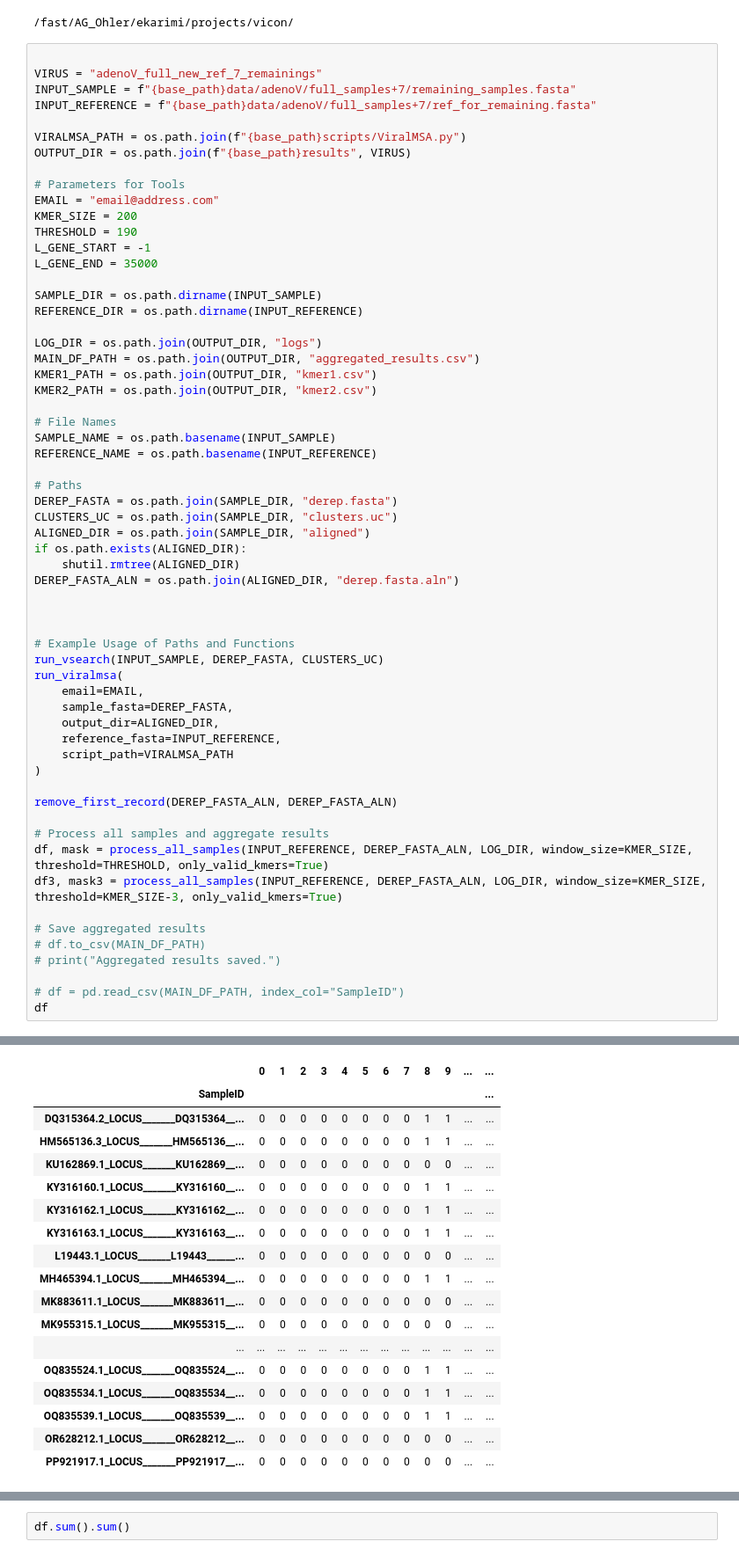
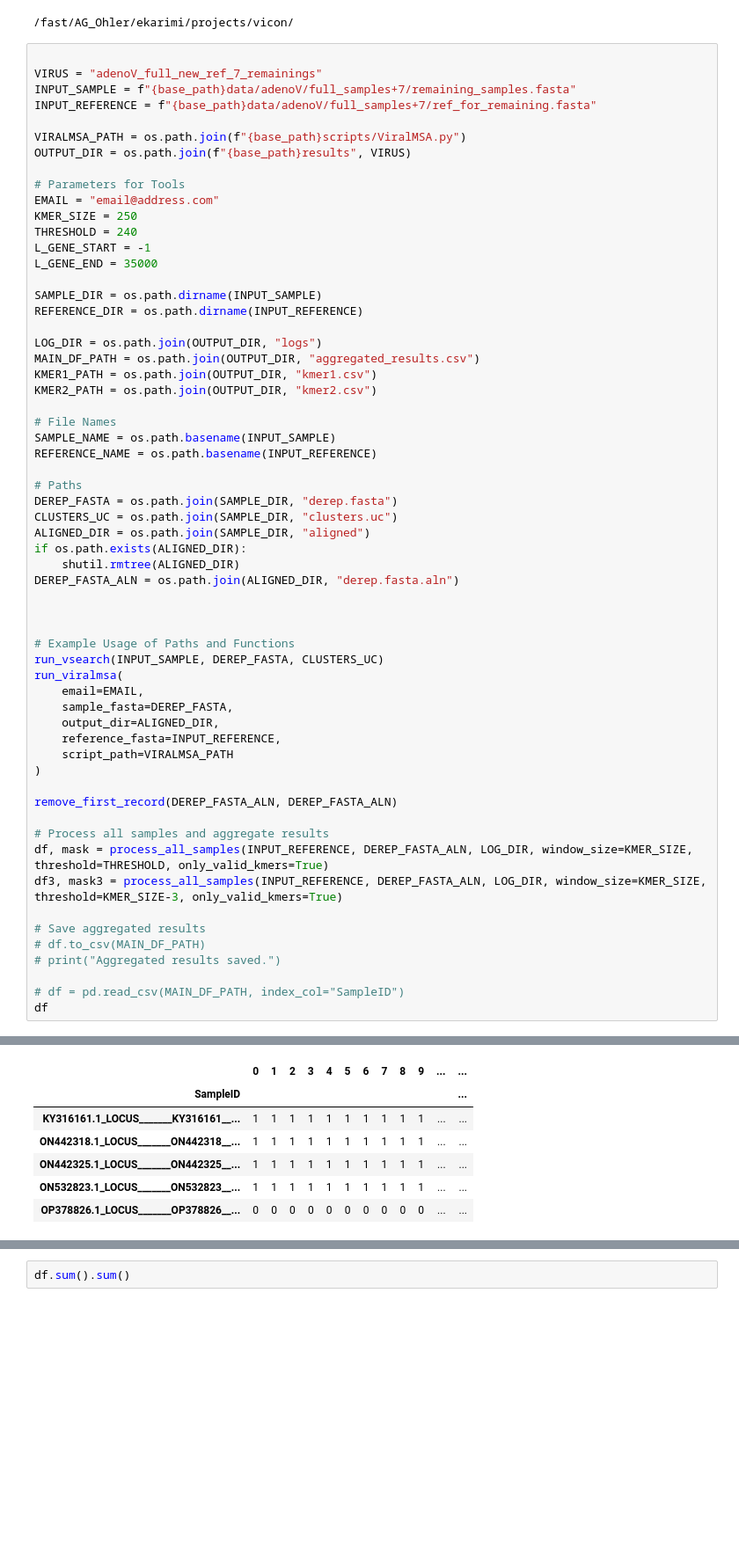
Before and after one commit to EhsanKA/vicon, a Jupyter notebook: notebooks/adenov/250417_adenov_full_old_data+7_just_remainings.ipynb, the cells around one changed output, grey strips where cells are left out. Shown at 88% size. Saved outputs shown, nothing was run; the diff lists cells and outputs as text; blank space fills up the shorter version.

```diff
--- a/notebooks/adenov/250417_adenov_full_old_data+7_just_remainings.ipynb
+++ b/notebooks/adenov/250417_adenov_full_old_data+7_just_remainings.ipynb
@@ -40,8 +40,8 @@ OUTPUT_DIR = os.path.join(f"{base_path}results", VIRUS)
 
 # Parameters for Tools
 EMAIL = "email@address.com"
-KMER_SIZE = 200
-THRESHOLD = 190
+KMER_SIZE = 250
+THRESHOLD = 240
 L_GENE_START = -1
 L_GENE_END = 35000
 
@@ -100,22 +100,11 @@ Sorting 100%
 Writing FASTA output file 100%
 Writing uc file, first part 100%
 Writing uc file, second part 100%
 The first record has been removed. Updated FASTA saved to: /fast/AG_Ohler/ekarimi/projects/vicon/data/adenoV/full_samples+7/aligned/derep.fasta.aln
 |  | 0 | 1 | 2 | 3 | 4 | 5 | 6 | 7 | 8 | 9 | ... | ... |
 | SampleID |  |  |  |  |  |  |  |  |  |  |  | ... |
-| DQ315364.2_LOCUS_______DQ315364__... | 0 | 0 | 0 | 0 | 0 | 0 | 0 | 0 | 1 | 1 | ... | ... |
-| HM565136.3_LOCUS_______HM565136__... | 0 | 0 | 0 | 0 | 0 | 0 | 0 | 0 | 1 | 1 | ... | ... |
-| KU162869.1_LOCUS_______KU162869__... | 0 | 0 | 0 | 0 | 0 | 0 | 0 | 0 | 0 | 0 | ... | ... |
-| KY316160.1_LOCUS_______KY316160__... | 0 | 0 | 0 | 0 | 0 | 0 | 0 | 0 | 1 | 1 | ... | ... |
-| KY316162.1_LOCUS_______KY316162__... | 0 | 0 | 0 | 0 | 0 | 0 | 0 | 0 | 1 | 1 | ... | ... |
-| KY316163.1_LOCUS_______KY316163__... | 0 | 0 | 0 | 0 | 0 | 0 | 0 | 0 | 1 | 1 | ... | ... |
-| L19443.1_LOCUS_______L19443______... | 0 | 0 | 0 | 0 | 0 | 0 | 0 | 0 | 0 | 0 | ... | ... |
-| MH465394.1_LOCUS_______MH465394__... | 0 | 0 | 0 | 0 | 0 | 0 | 0 | 0 | 1 | 1 | ... | ... |
-| MK883611.1_LOCUS_______MK883611__... | 0 | 0 | 0 | 0 | 0 | 0 | 0 | 0 | 0 | 0 | ... | ... |
-| MK955315.1_LOCUS_______MK955315__... | 0 | 0 | 0 | 0 | 0 | 0 | 0 | 0 | 0 | 0 | ... | ... |
-| ... | ... | ... | ... | ... | ... | ... | ... | ... | ... | ... | ... | ... |
-| OQ835524.1_LOCUS_______OQ835524__... | 0 | 0 | 0 | 0 | 0 | 0 | 0 | 0 | 1 | 1 | ... | ... |
-| OQ835534.1_LOCUS_______OQ835534__... | 0 | 0 | 0 | 0 | 0 | 0 | 0 | 0 | 1 | 1 | ... | ... |
-| OQ835539.1_LOCUS_______OQ835539__... | 0 | 0 | 0 | 0 | 0 | 0 | 0 | 0 | 1 | 1 | ... | ... |
-| OR628212.1_LOCUS_______OR628212__... | 0 | 0 | 0 | 0 | 0 | 0 | 0 | 0 | 0 | 0 | ... | ... |
-| PP921917.1_LOCUS_______PP921917__... | 0 | 0 | 0 | 0 | 0 | 0 | 0 | 0 | 0 | 0 | ... | ... |
+| KY316161.1_LOCUS_______KY316161__... | 1 | 1 | 1 | 1 | 1 | 1 | 1 | 1 | 1 | 1 | ... | ... |
+| ON442318.1_LOCUS_______ON442318__... | 1 | 1 | 1 | 1 | 1 | 1 | 1 | 1 | 1 | 1 | ... | ... |
+| ON442325.1_LOCUS_______ON442325__... | 1 | 1 | 1 | 1 | 1 | 1 | 1 | 1 | 1 | 1 | ... | ... |
+| ON532823.1_LOCUS_______ON532823__... | 1 | 1 | 1 | 1 | 1 | 1 | 1 | 1 | 1 | 1 | ... | ... |
+| OP378826.1_LOCUS_______OP378826__... | 0 | 0 | 0 | 0 | 0 | 0 | 0 | 0 | 0 | 0 | ... | ... |
```
Also changed, not shown: parts of 4 cells of this notebook, 2 other files.
